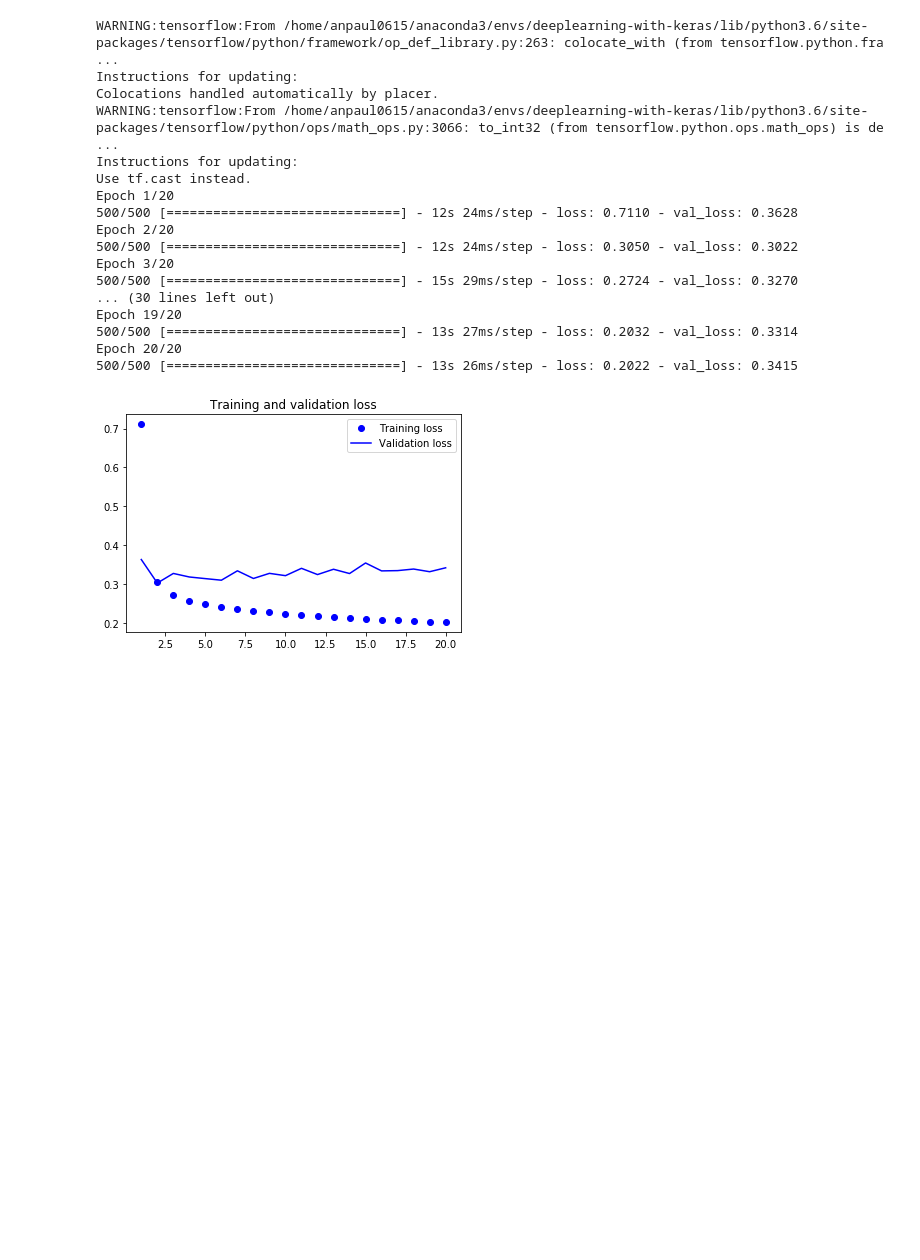
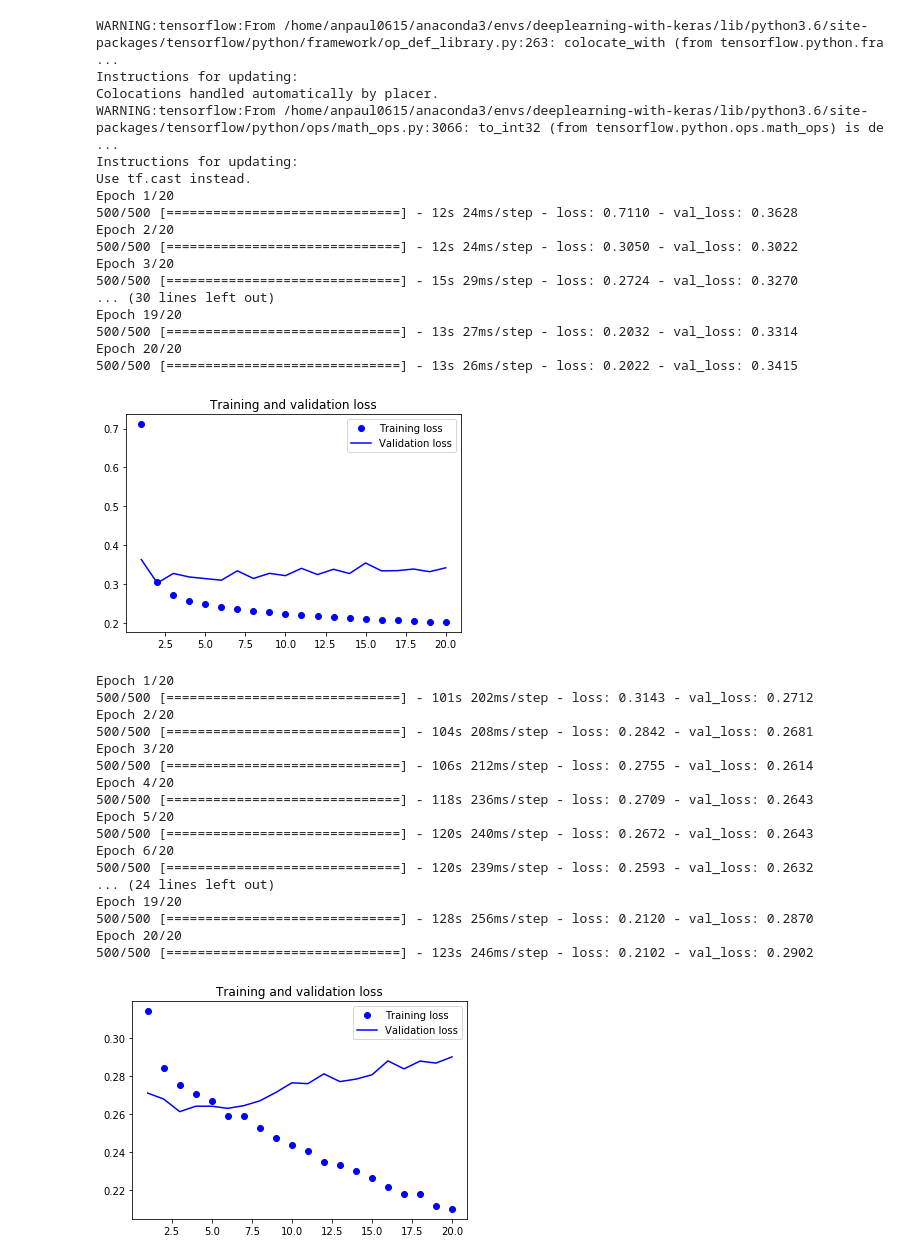
Before and after one commit to anpaul0615/book-with-code, a Jupyter notebook: deep-learning-with-python/ch06-deep-learning-for-text-and-sequences/advanced-usage-of-recurrent-neural-networks.ipynb, the cells around one changed output. Saved outputs shown, nothing was run; the diff lists cells and outputs as text; code cells hidden in the pictures; blank space fills up the shorter version.

```diff
--- a/deep-learning-with-python/ch06-deep-learning-for-text-and-sequences/advanced-usage-of-recurrent-neural-networks.ipynb
+++ b/deep-learning-with-python/ch06-deep-learning-for-text-and-sequences/advanced-usage-of-recurrent-neural-networks.ipynb
@@ -202,3 +202,48 @@ plt.legend()
 plt.show()
 # %% [output]
 [figure]
+# %%
+## GRU 기반 모델 훈련 및 평가
+
+model = Sequential()
+model.add(layers.GRU(32, input_shape=(None, float_data.shape[-1])))
+model.add(layers.Dense(1))
+
+model.compile(optimizer=RMSprop(), loss='mae')
+
+history = model.fit_generator(train_gen,
+                              steps_per_epoch=500,
+                              epochs=20,
+                              validation_data=val_gen,
+                              validation_steps=val_steps)
+
+loss = history.history['loss']
+val_loss = history.history['val_loss']
+epochs = range(1, len(loss) + 1)
+
+plt.figure()
+plt.plot(epochs, loss, 'bo', label='Training loss')
+plt.plot(epochs, val_loss, 'b', label='Validation loss')
+plt.title('Training and validation loss')
+plt.legend()
+
+plt.show()
+# %% [output]
+Epoch 1/20
+500/500 [==============================] - 101s 202ms/step - loss: 0.3143 - val_loss: 0.2712
+Epoch 2/20
+500/500 [==============================] - 104s 208ms/step - loss: 0.2842 - val_loss: 0.2681
+Epoch 3/20
+500/500 [==============================] - 106s 212ms/step - loss: 0.2755 - val_loss: 0.2614
+Epoch 4/20
+500/500 [==============================] - 118s 236ms/step - loss: 0.2709 - val_loss: 0.2643
+Epoch 5/20
+500/500 [==============================] - 120s 240ms/step - loss: 0.2672 - val_loss: 0.2643
+Epoch 6/20
+500/500 [==============================] - 120s 239ms/step - loss: 0.2593 - val_loss: 0.2632
+... (24 lines left out)
+Epoch 19/20
+500/500 [==============================] - 128s 256ms/step - loss: 0.2120 - val_loss: 0.2870
+Epoch 20/20
+500/500 [==============================] - 123s 246ms/step - loss: 0.2102 - val_loss: 0.2902
+[figure, added]
```
Also changed, not shown: parts of 3 cells of this notebook.
